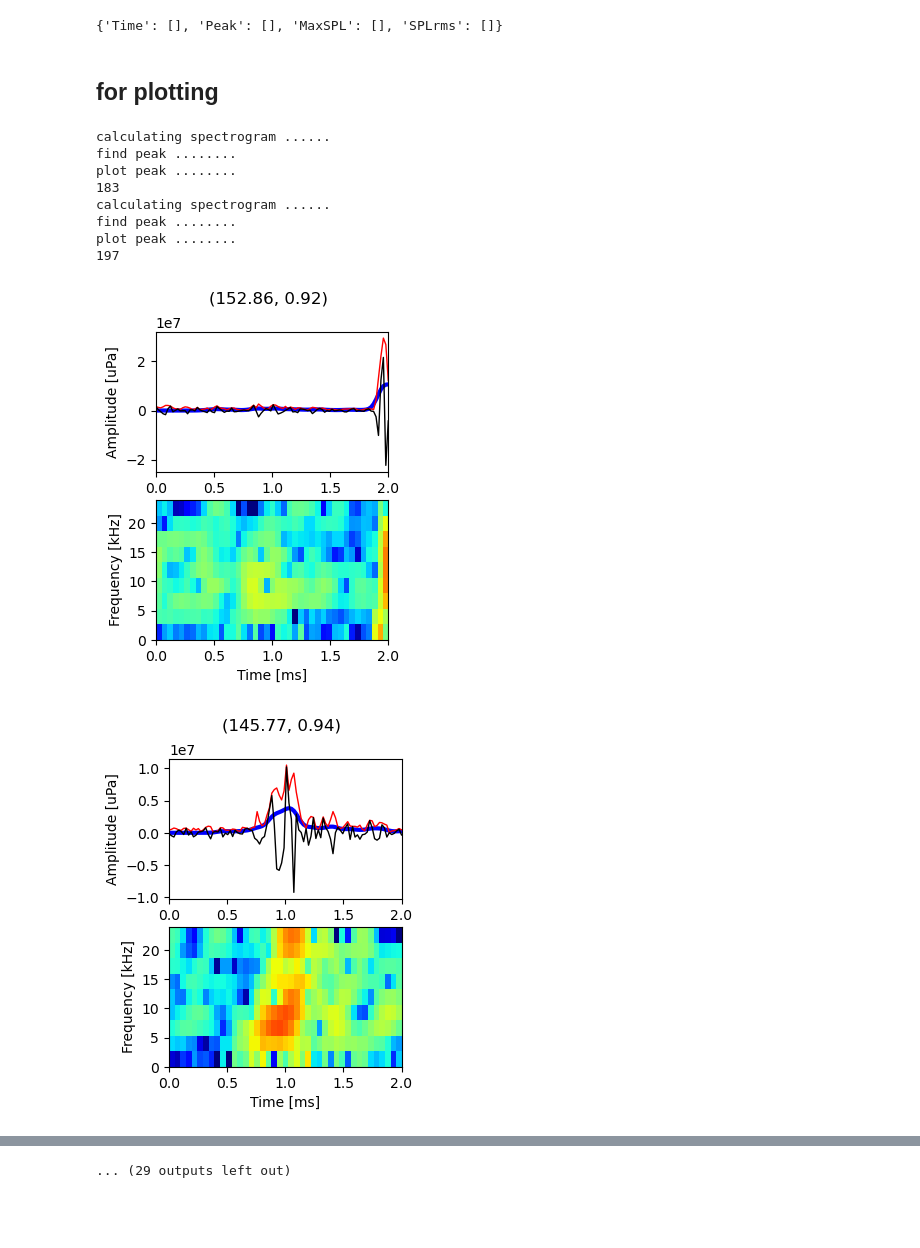
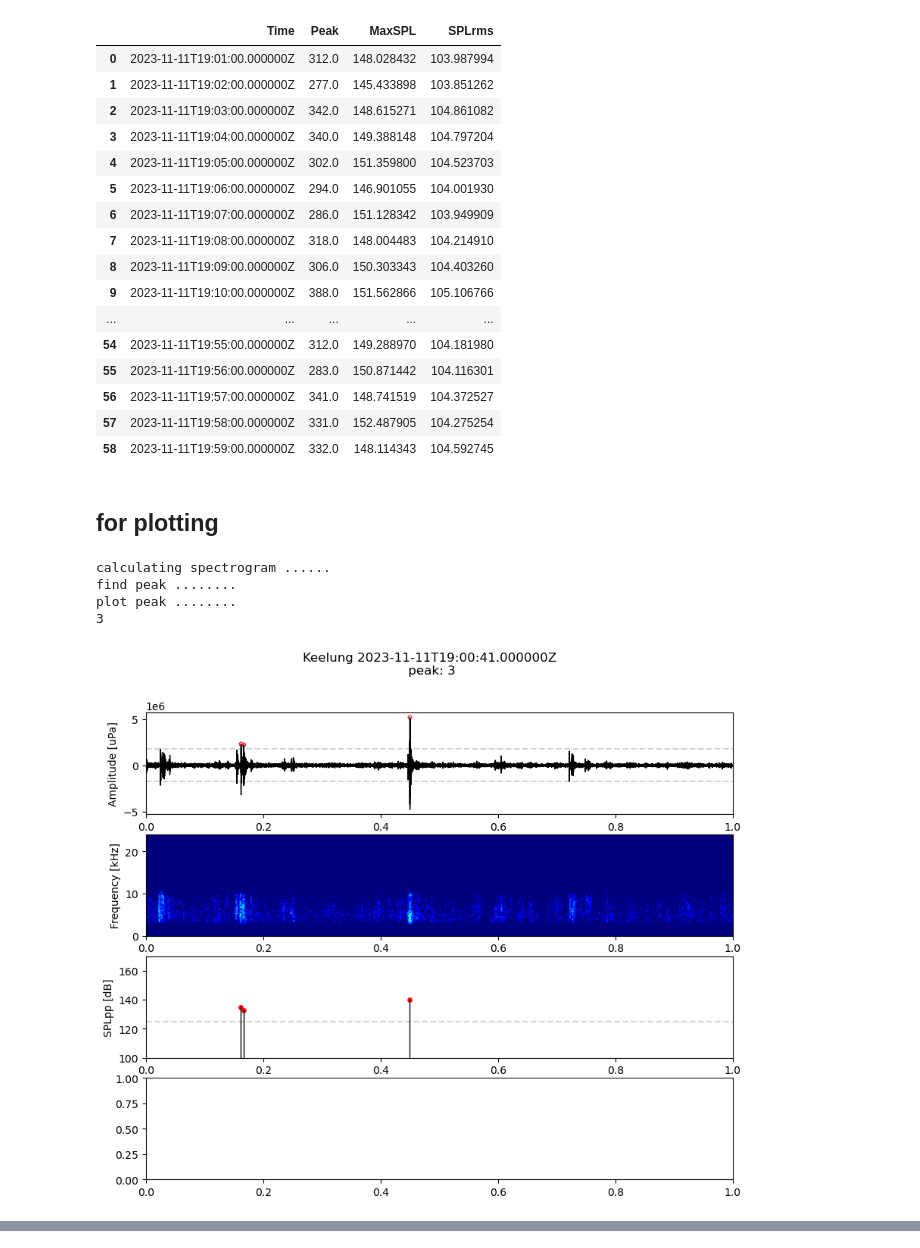
Before and after one commit to jhtong33/Code, a Jupyter notebook: 04_Detect_snap.ipynb, the cells around one changed output, grey strips where cells are left out. Cells and saved outputs as stored; diff of their text form; code cells hidden in the pictures; blank space fills up the shorter version.

```diff
--- a/04_Detect_snap.ipynb
+++ b/04_Detect_snap.ipynb
@@ -39,8 +39,8 @@ def SPL(tr):
     for max_idx in peaks:
         if max_idx>48:
             data_ = data[max_idx-48:max_idx+48]
-            if len(data_) != 96:
-                print(max_idx, len(data_))
+            # if len(data_) != 96:
+            #     print(max_idx, len(data_))
             p_peak = max(data_)+abs(min(data_))
             P_spl = 20*np.log10(p_peak/P_ref)
 
@@ -55,25 +55,25 @@ def SPL(tr):
             if score >= 0.75 and P_spl >= 125:
                 findpeak.append((max_idx))
                 spl_p2p.append(P_spl)
-            if score >= 0.9:
-                plt.figure(figsize=(3,4))
-                plt.subplot(211)
+#             if score >= 0.9:
+#                 plt.figure(figsize=(3,4))
+#                 plt.subplot(211)
 
-                # print(k_data)
-                plt.plot(np.linspace(0, 0.002, dp)*1000, k_data, 'b', lw=3)
-                plt.plot(np.linspace(0, 0.002, dp)*1000, envelope, 'r', lw=1)
-                plt.plot(np.linspace(0, 0.002, dp)*1000, data_ , 'k', lw=1)
-                plt.xlim(0, 2)
-                plt.ylabel('Amplitude [uPa]')
-                plt.subplot(212)
-                f, t, spectro = spectrogram(data_)
-                plt.imshow(spectro, vmin=40, vmax=70,
-                           origin='lower',  aspect='auto', cmap=cm.jet,
-                           extent=[0, 2, f[0]/1000, f[-1]/1000], interpolation='none')
-                plt.ylabel('Frequency [kHz]')
-                plt.xlabel('Time [ms]')
-                plt.suptitle(f'{round(P_spl,2), round(score,2)}')
-                # print( P_spl,score,)
+#                 # print(k_data)
+#                 # plt.plot(np.linspace(0, 0.002, dp)*1000, k_data, 'b', lw=3)
+#                 # plt.plot(np.linspace(0, 0.002, dp)*1000, envelope, 'r', lw=1)
+#                 plt.plot(np.linspace(0, 0.002, dp)*1000, data_ , 'k', lw=1)
+#                 plt.xlim(0, 2)
+#                 plt.ylabel('Amplitude [uPa]')
+#                 plt.subplot(212)
+#                 f, t, spectro = spectrogram(data_)
+#                 plt.imshow(spectro, vmin=40, vmax=70,
+#                            origin='lower',  aspect='auto', cmap=cm.jet,
+#                            extent=[0, 2, f[0]/1000, f[-1]/1000], interpolation='none')
+#                 plt.ylabel('Frequency [kHz]')
+#                 plt.xlabel('Time [ms]')
+#                 plt.suptitle(f'{round(P_spl,2), round(score,2)}')
+#                 # print( P_spl,score,)
 
 
     return findpeak, peaks, cont_score, spl_p2p
@@ -172,7 +184,24 @@ tr_bp.plot()
 # %%
+df_min = pd.DataFrame(df_min)
 df_min
 # %% [output]
-{'Time': [], 'Peak': [], 'MaxSPL': [], 'SPLrms': []}
+|  | Time | Peak | MaxSPL | SPLrms |
+| 0 | 2023-11-11T19:01:00.000000Z | 312.0 | 148.028432 | 103.987994 |
+| 1 | 2023-11-11T19:02:00.000000Z | 277.0 | 145.433898 | 103.851262 |
+| 2 | 2023-11-11T19:03:00.000000Z | 342.0 | 148.615271 | 104.861082 |
+| 3 | 2023-11-11T19:04:00.000000Z | 340.0 | 149.388148 | 104.797204 |
+| 4 | 2023-11-11T19:05:00.000000Z | 302.0 | 151.359800 | 104.523703 |
+| 5 | 2023-11-11T19:06:00.000000Z | 294.0 | 146.901055 | 104.001930 |
+| 6 | 2023-11-11T19:07:00.000000Z | 286.0 | 151.128342 | 103.949909 |
+| 7 | 2023-11-11T19:08:00.000000Z | 318.0 | 148.004483 | 104.214910 |
+| 8 | 2023-11-11T19:09:00.000000Z | 306.0 | 150.303343 | 104.403260 |
+| 9 | 2023-11-11T19:10:00.000000Z | 388.0 | 151.562866 | 105.106766 |
+| ... | ... | ... | ... | ... |
+| 54 | 2023-11-11T19:55:00.000000Z | 312.0 | 149.288970 | 104.181980 |
+| 55 | 2023-11-11T19:56:00.000000Z | 283.0 | 150.871442 | 104.116301 |
+| 56 | 2023-11-11T19:57:00.000000Z | 341.0 | 148.741519 | 104.372527 |
+| 57 | 2023-11-11T19:58:00.000000Z | 331.0 | 152.487905 | 104.275254 |
+| 58 | 2023-11-11T19:59:00.000000Z | 332.0 | 148.114343 | 104.592745 |
 # %% [markdown]
 ## for plotting
 # %%
@@ -181,7 +210,7 @@ df = {'Time':[],
      'MaxSPL': []}
 plot = True
 total_sec = int(tr_bp.stats.endtime - tr_bp.stats.starttime)
-for dt in np.arange(20, 22, interval):
+for dt in np.arange(40, 41, interval):
     tr_cut = tr_bp.copy()
     start  = tr_bp.stats.starttime + dt
     end    = start+1
@@ -214,38 +243,33 @@ for dt in np.arange(20, 22, interval):
         ax[2].hlines(xmin=tr_cut.times()[0], xmax=tr_cut.times()[-1], y=125, color='lightgrey', ls='--')
         # ax[3].hlines(xmin=0, xmax=tr_cut.data.shape[0], y=0.75, color='lightgrey', ls='--')
         # ax[3].scatter(all_peaks, all_score, marker = 'o', s= 15,color='black')
         # # ax[2].scatter(range(0,tr_cut.data.shape[0], int(0.002*48000)), all_score, marker = 'o', s= 10, color='black')
         # ax[3].set_ylim(0.4,1)
         # ax[3].set_xlim(0,tr_cut.data.shape[0])
         # ax[3].set_xticks(ticks=range(0,tr_cut.data.shape[0], int(0.2*48000)), labels=[0, 0.2,0.4,0.6,0.8,1.0])
         # ax[3].set_ylabel('Coeff.')
         ax[1].set_xlabel('Time [s]')
         # ax[2].set_xticks(range(0,tr_cut.data.shape[0], int(0.002*48000)), labels=)
         print('plot peak ........')
 
         for i, idx in enumerate(findpeak):
             corr_time = 0 + idx/48000
             corr_y = tr_cut.data[idx]
             ax[0].scatter(corr_time,corr_y, marker = 'o', s= 12, color='none', linewidths=0.8, edgecolor='red' )
             ax[2].plot([corr_time,corr_time], [100,SPL_p2p[i]], c='k', linewidth=1 )
             ax[2].scatter(corr_time,SPL_p2p[i], marker = 'o', s= 15, color='red', linewidths=1, edgecolor='red' )
         print(len(findpeak))
         ax[2].set_ylim(100, 170)
         ax[2].set_ylabel('SPLpp [dB]')
         ax[2].set_xlim(tr_cut.times()[0], tr_cut.times()[-1])
 
         plt.suptitle(f'Keelung {start}\n peak: {len(findpeak)}')
 
-df = pd.DataFrame(df)
+# df = pd.DataFrame(df)
 # df.to_csv()
 # %% [output]
 calculating spectrogram ......
 find peak ........
 plot peak ........
-183
-calculating spectrogram ......
-find peak ........
-plot peak ........
-197
+3
-[figure, old version]
+[figure, new version]
-[figure, removed]
@@ -261,2 +276 @@ plot peak ........
-... (29 outputs left out)
 # %%
```
Also changed, not shown: parts of 7 cells of this notebook, 16 other files.
